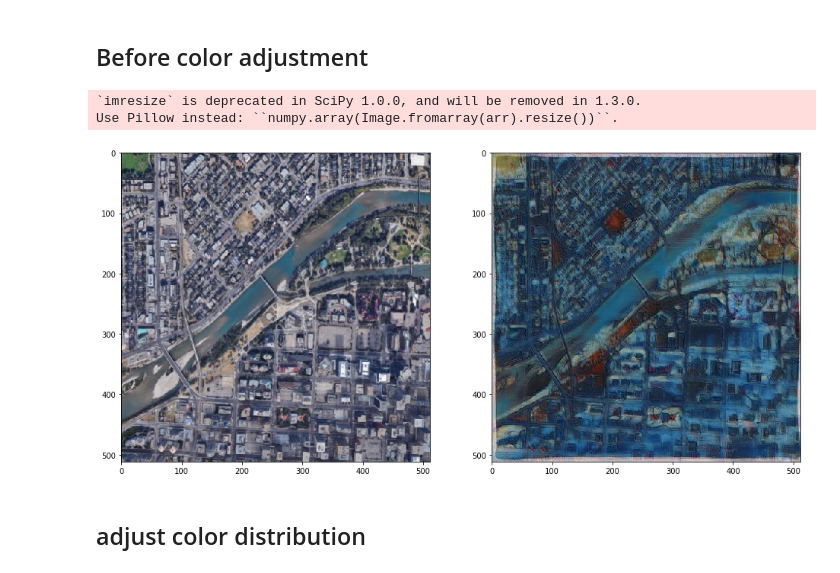
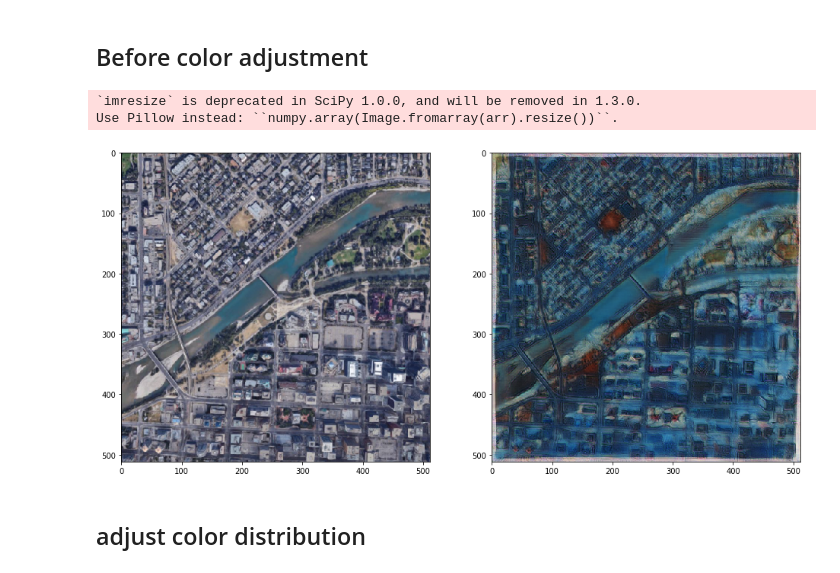
Before and after one commit to Davidnh8/CycleGan, a Jupyter notebook: Japanaese Art.ipynb, the cells around one changed output. Drawn from its saved outputs; the diff is of its cells as text; code cells hidden in the pictures.

```diff
--- a/Japanaese Art.ipynb
+++ b/Japanaese Art.ipynb
@@ -170,46 +170,66 @@ import scipy.misc
 def img_range(img):
     return ((img+1)*127.5).astype(np.int32)
 
-def make_512_512(img):
+def ceil(numb):
+    return -(-numb//1)
+
+def make_512_512(img, troubleshoot=False):
     v,h = img.shape[:2]
 
     smallest=min(v,h)
     adjust_ratio=512/smallest
     new_v=round(v*adjust_ratio)
-    new_h=round(v*adjust_ratio)
+    new_h=round(h*adjust_ratio)
+    if troubleshoot:
+        print("v: ", v)
+        print("h: ", h)
+        print("adjust ratio: ", adjust_ratio)
+        print("new_v: ", new_v)
+        print("new_h: ", new_h)
 
     scaled_down_image=scipy.misc.imresize(img, (new_v, new_h, 3))
 
     # case 1: new_v is 512
     if new_v==512:
         diff=new_h-512
-        new_img=scaled_down_image[:, round(diff//2) : round(new_h-diff//2), :]
+        if troubleshoot:
+            print("diff: ",diff)
+            print("new_v is 512: ", int(diff/2)," ", new_h - int(ceil(diff/2)))
+        new_img=scaled_down_image[:, int(diff/2) : new_h - int(ceil(diff/2)), :]
         return new_img
+
     # case 2: new_h is 512
     elif new_h==512:
         diff=new_v-512
-        new_img=scaled_down_image[round(diff//2) : round(new_v-diff//2) , : , :]
+        if troubleshoot:
+            print("diff: ", diff)
+            print("new_h is 512: ", int(diff/2)," ",  new_v - int(ceil(diff/2)))
+        new_img=scaled_down_image[ int(diff/2) :  new_v - int(ceil(diff/2)) , : , :]
         return new_img
+
     elif (new_h==512)*(new_v==512):
         return scaled_down_image
+
+    else:
+        raise ValueError("This should not happen")
 # %% [markdown]
 ## Before color adjustment
 # %%
 fig,ax=plt.subplots(1,2, figsize=[16,8.5])
 
 path="C:\\Users\\David\\Desktop\\CycleGan\\data\\Japanese\\Prince's island.jpg"
 img=imageio.imread(path)
-img=make_512_512(img)
+img=make_512_512(img, troubleshoot=False)
 ax[0].imshow(img)
 
 transform_img=genXY.predict(img.reshape(1,512,512,3)/127.5-1)
 ax[1].imshow(img_range(transform_img.reshape(512,512,3)))
 
 plt.show()
 # %% [output]
 `imresize` is deprecated in SciPy 1.0.0, and will be removed in 1.3.0.
 Use Pillow instead: ``numpy.array(Image.fromarray(arr).resize())``.
-[figure, old version]
+[figure, new version]
 # %% [markdown]
 ## adjust color distribution
 # %%
```
Also changed, not shown: parts of 2 cells of this notebook.
